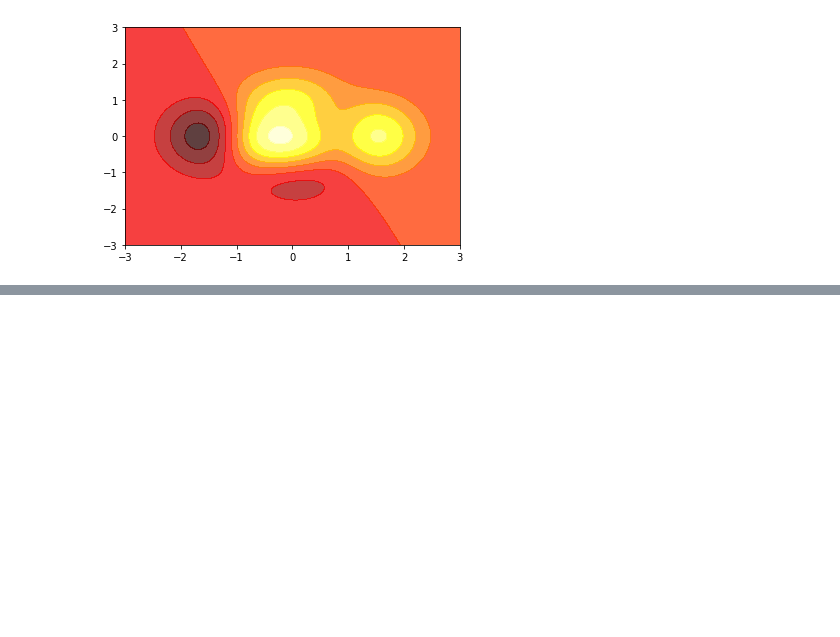
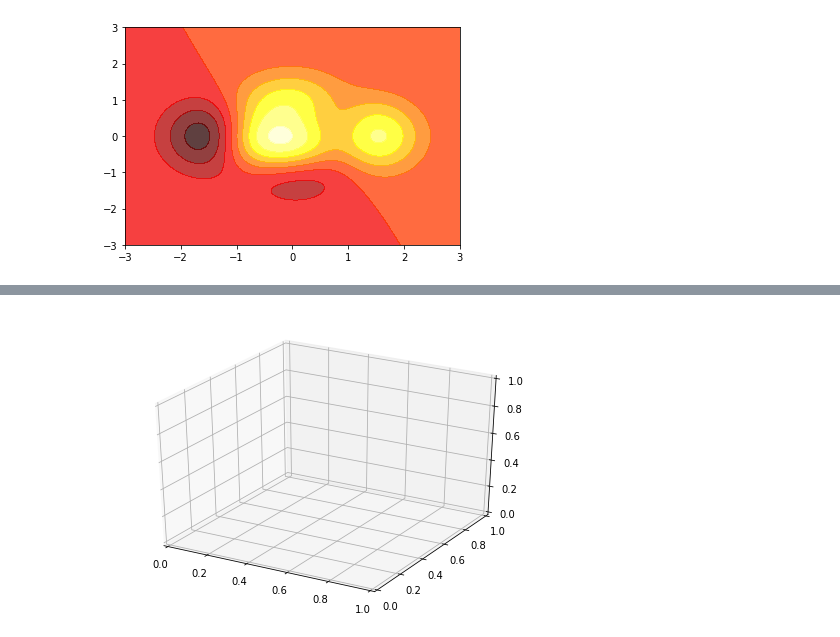
Before and after one commit to Liuyvjin/notebook, a Jupyter notebook: python/未命名.ipynb, the cells around one changed output, grey strips where cells are left out. Cells and saved outputs as stored; diff of their text form; code cells hidden in the pictures; blank space fills up the shorter version.

```diff
--- a/python/未命名.ipynb
+++ b/python/未命名.ipynb
@@ -109,0 +186,7 @@ plt.show()
+# %%
+from mpl_toolkits.mplot3d import Axes3D
+# 添加z轴
+fig = plt.figure()
+ax = Axes3D(fig)
+# %% [output]
+[figure, added]
```
Also changed, not shown: parts of 9 cells of this notebook, 2 other files.
